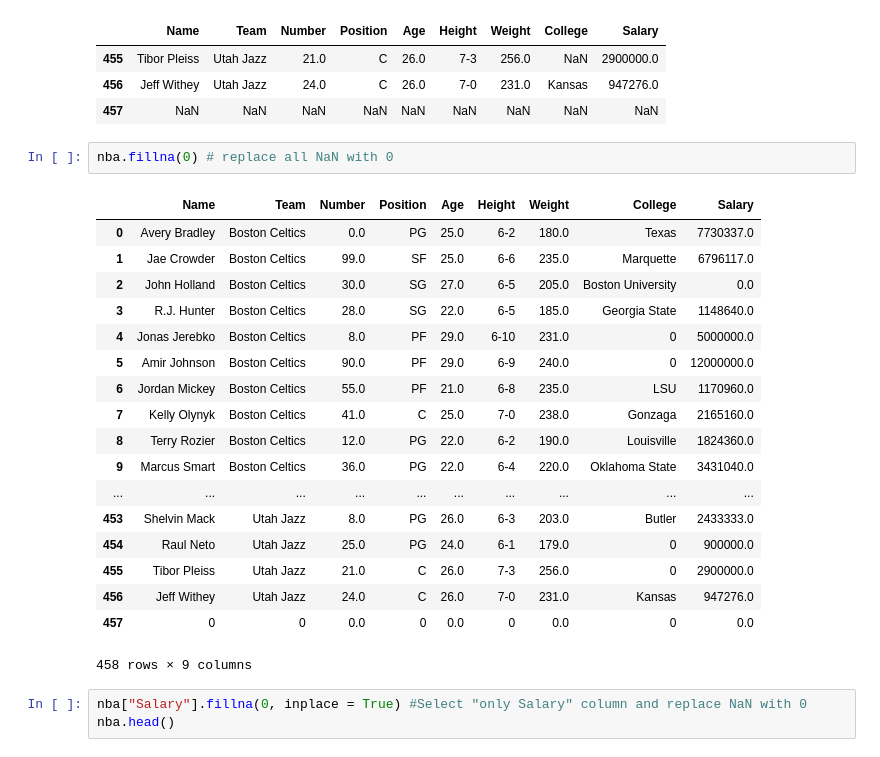
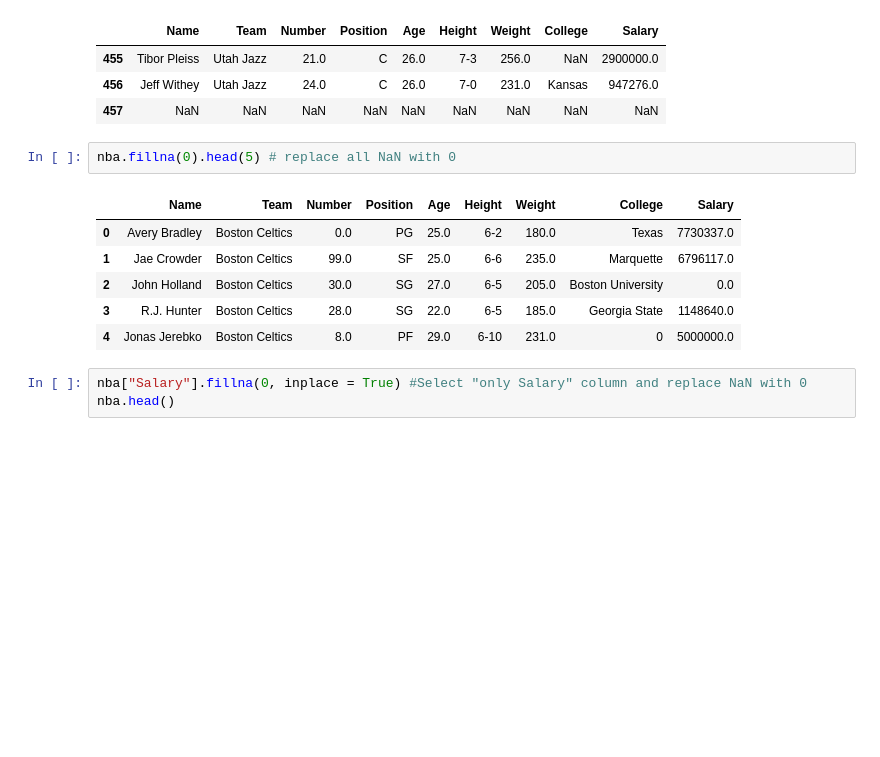
Before and after one commit to YoheiKo/DA_with_pandas_udemy, a Jupyter notebook: Dataframe.ipynb, the cells around one changed output. Saved outputs shown, nothing was run; the diff lists cells and outputs as text; blank space fills up the shorter version.

```diff
--- a/Dataframe.ipynb
+++ b/Dataframe.ipynb
@@ -432,26 +434,14 @@ nba.tail(3)
 | 456 | Jeff Withey | Utah Jazz | 24.0 | C | 26.0 | 7-0 | 231.0 | Kansas | 947276.0 |
 | 457 | NaN | NaN | NaN | NaN | NaN | NaN | NaN | NaN | NaN |
 # %%
-nba.fillna(0) # replace all NaN with 0
+nba.fillna(0).head(5) # replace all NaN with 0
 # %% [output]
 |  | Name | Team | Number | Position | Age | Height | Weight | College | Salary |
 | 0 | Avery Bradley | Boston Celtics | 0.0 | PG | 25.0 | 6-2 | 180.0 | Texas | 7730337.0 |
 | 1 | Jae Crowder | Boston Celtics | 99.0 | SF | 25.0 | 6-6 | 235.0 | Marquette | 6796117.0 |
 | 2 | John Holland | Boston Celtics | 30.0 | SG | 27.0 | 6-5 | 205.0 | Boston University | 0.0 |
 | 3 | R.J. Hunter | Boston Celtics | 28.0 | SG | 22.0 | 6-5 | 185.0 | Georgia State | 1148640.0 |
 | 4 | Jonas Jerebko | Boston Celtics | 8.0 | PF | 29.0 | 6-10 | 231.0 | 0 | 5000000.0 |
-| 5 | Amir Johnson | Boston Celtics | 90.0 | PF | 29.0 | 6-9 | 240.0 | 0 | 12000000.0 |
-| 6 | Jordan Mickey | Boston Celtics | 55.0 | PF | 21.0 | 6-8 | 235.0 | LSU | 1170960.0 |
-| 7 | Kelly Olynyk | Boston Celtics | 41.0 | C | 25.0 | 7-0 | 238.0 | Gonzaga | 2165160.0 |
-| 8 | Terry Rozier | Boston Celtics | 12.0 | PG | 22.0 | 6-2 | 190.0 | Louisville | 1824360.0 |
-| 9 | Marcus Smart | Boston Celtics | 36.0 | PG | 22.0 | 6-4 | 220.0 | Oklahoma State | 3431040.0 |
-| ... | ... | ... | ... | ... | ... | ... | ... | ... | ... |
-| 453 | Shelvin Mack | Utah Jazz | 8.0 | PG | 26.0 | 6-3 | 203.0 | Butler | 2433333.0 |
-| 454 | Raul Neto | Utah Jazz | 25.0 | PG | 24.0 | 6-1 | 179.0 | 0 | 900000.0 |
-| 455 | Tibor Pleiss | Utah Jazz | 21.0 | C | 26.0 | 7-3 | 256.0 | 0 | 2900000.0 |
-| 456 | Jeff Withey | Utah Jazz | 24.0 | C | 26.0 | 7-0 | 231.0 | Kansas | 947276.0 |
-| 457 | 0 | 0 | 0.0 | 0 | 0.0 | 0 | 0.0 | 0 | 0.0 |
-458 rows × 9 columns
 # %%
 nba["Salary"].fillna(0, inplace = True) #Select "only Salary" column and replace NaN with 0
 nba.head()
```
Also changed, not shown: parts of 13 cells of this notebook.
